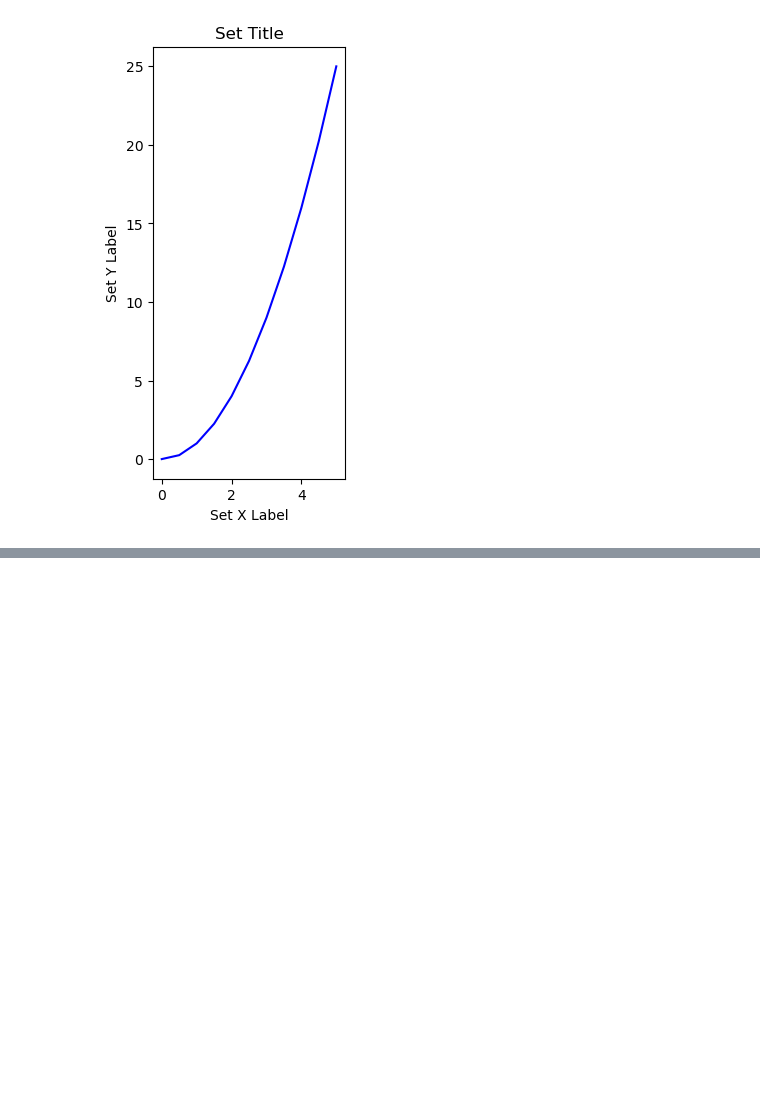
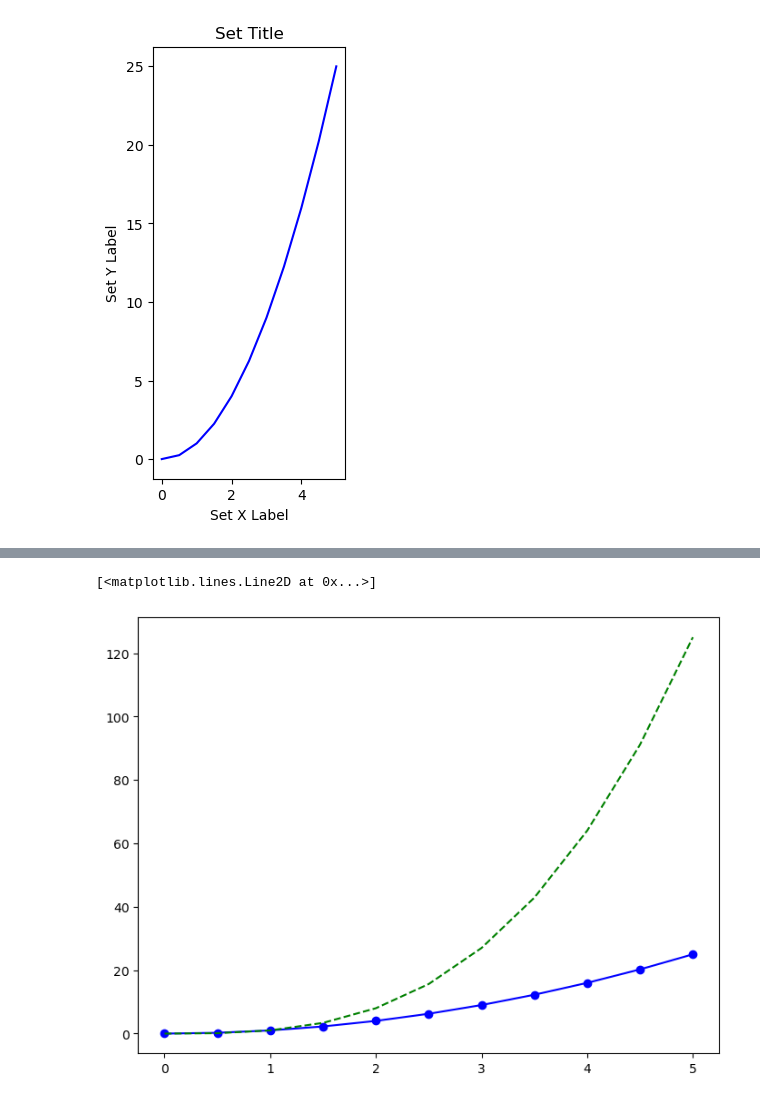
Before and after one commit to choi55j/-2023-09, a Jupyter notebook: choi/수파이썬/10강.ipynb, the cells around one changed output, grey strips where cells are left out. Saved outputs shown, nothing was run; the diff lists cells and outputs as text; code cells hidden in the pictures; blank space fills up the shorter version.

```diff
--- a/choi/수파이썬/10강.ipynb
+++ b/choi/수파이썬/10강.ipynb
@@ -209,0 +201,9 @@ ValueError: x and y must have same first dimension, but have shapes (19,) and (1
+# %%
+fig = plt.figure()
+
+ax = fig.add_axes([1,1,1,1])
+ax.plot(x,x**2,"bo-")
+ax.plot(x,x**3,"g--")
+# %% [output]
+[<matplotlib.lines.Line2D at 0x...>]
+[figure, added]
```
Also changed, not shown: parts of 34 cells of this notebook.
